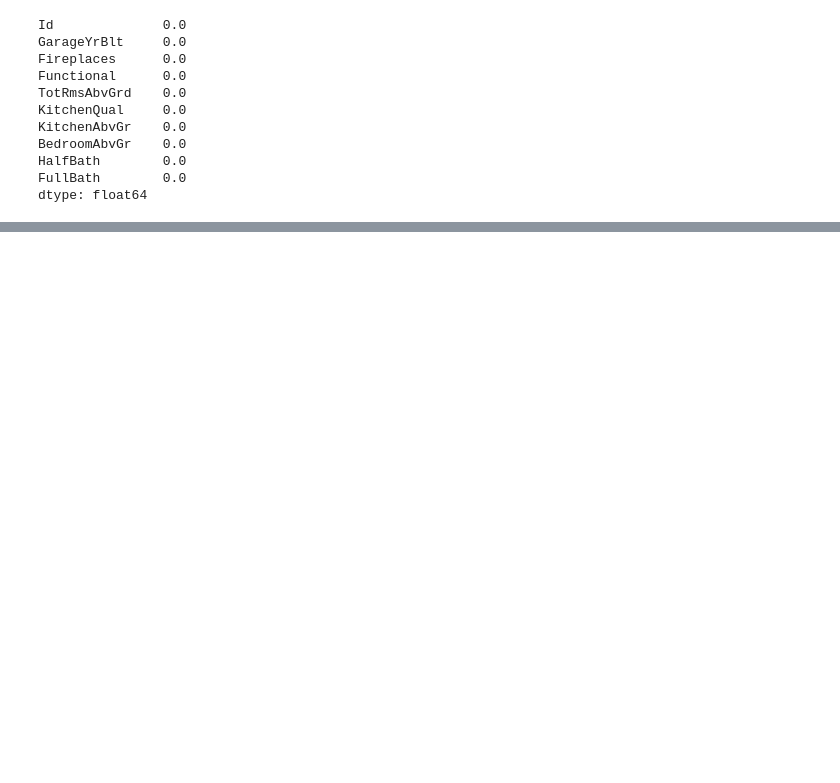
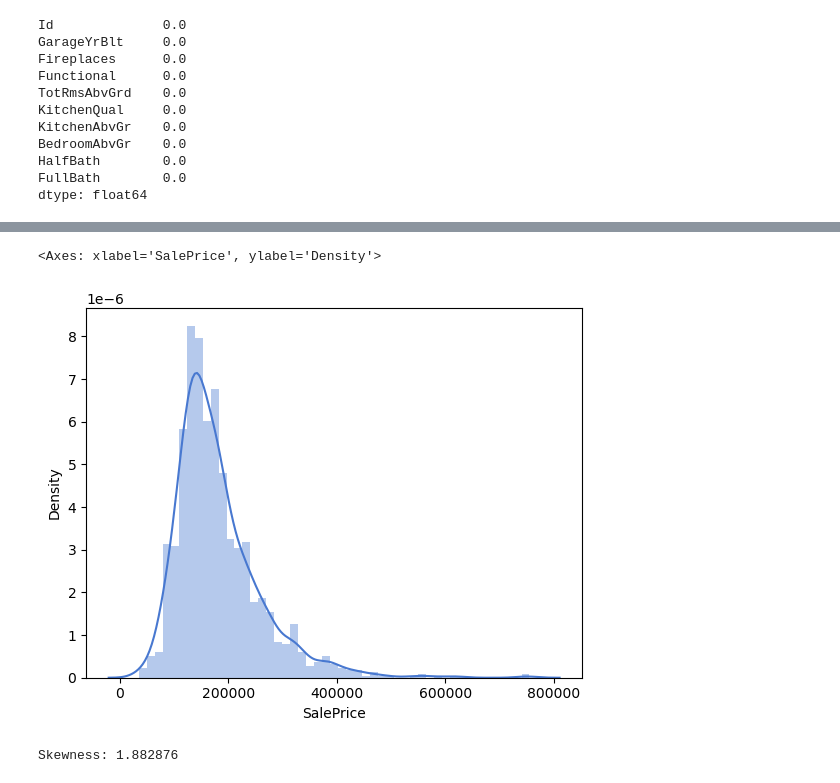
Before and after one commit to ambar-ashish/housing-case-study, a Jupyter notebook: Housing.ipynb, the cells around one changed output, grey strips where cells are left out. Saved outputs shown, nothing was run; the diff lists cells and outputs as text; code cells hidden in the pictures; blank space fills up the shorter version.

```diff
--- a/Housing.ipynb
+++ b/Housing.ipynb
@@ -230,0 +263,13 @@ dtype: float64
+# %%
+# SalePrice seems to be skewed
+
+house['SalePrice'].describe()
+sns.distplot(house['SalePrice'])
+# %% [output]
+<Axes: xlabel='SalePrice', ylabel='Density'>
+[figure, added]
+# %%
+#skewness value
+print("Skewness: %f" % house['SalePrice'].skew())
+# %% [output]
+Skewness: 1.882876
```
Also changed, not shown: parts of 61 cells of this notebook.
